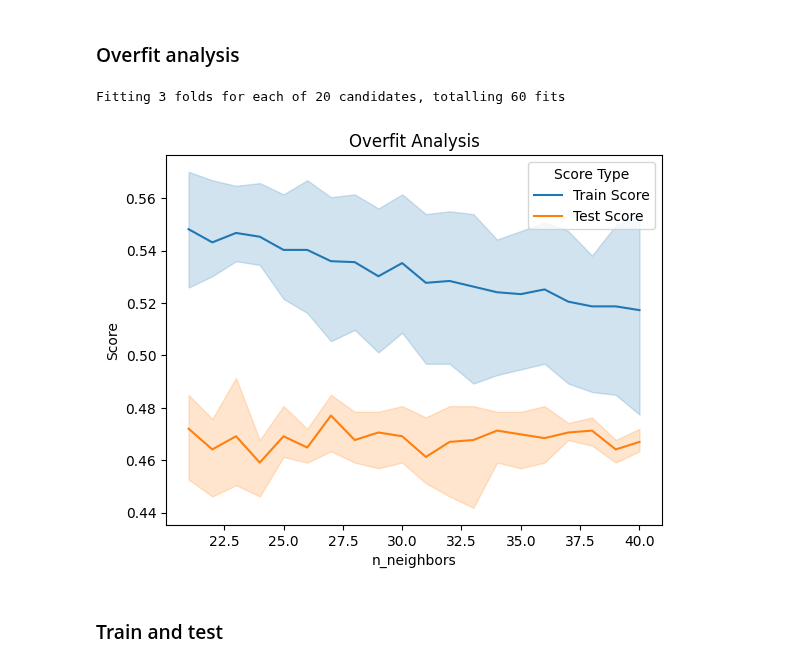
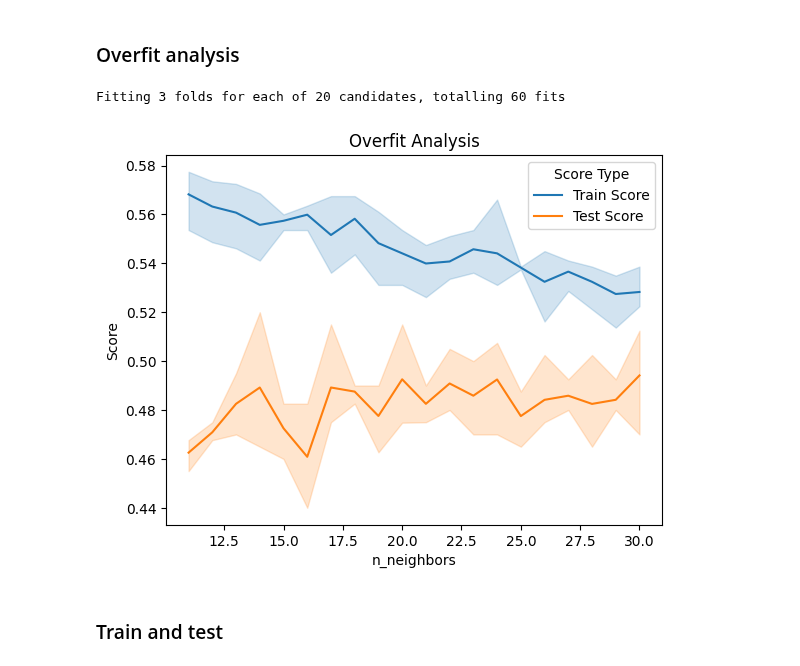
Before and after one commit to babakmahmoudian/la_liga, a Jupyter notebook: 02_02_ml_panel.ipynb, the cells around one changed output. Cells and saved outputs as stored; diff of their text form; code cells hidden in the pictures.

```diff
--- a/02_02_ml_panel.ipynb
+++ b/02_02_ml_panel.ipynb
@@ -197,16 +197,16 @@ Maximum accuracy of 0.477011 was yielded using: {'estimator__metric': 'euclidean
 # %%
 from sklearn.neighbors import KNeighborsClassifier
 
 if hyper_param_tuning['KNN']:
     overfit_analysis(
         KNeighborsClassifier(
             metric='manhattan',
             weights='uniform'),
         'estimator__n_neighbors',
-        range(21, 41))
+        range(11, 31))
 # %% [output]
 Fitting 3 folds for each of 20 candidates, totalling 60 fits
-[figure, old version]
+[figure, new version]
 # %% [markdown]
 ### Train and test
 # %%
```
Also changed, not shown: parts of 9 cells of this notebook, 4 other files.
